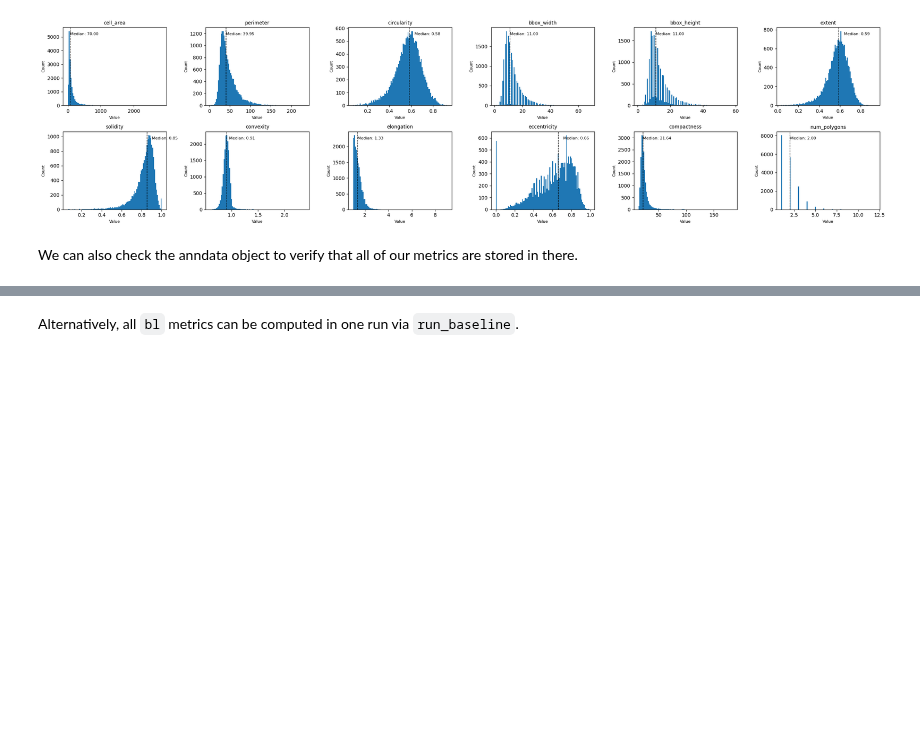
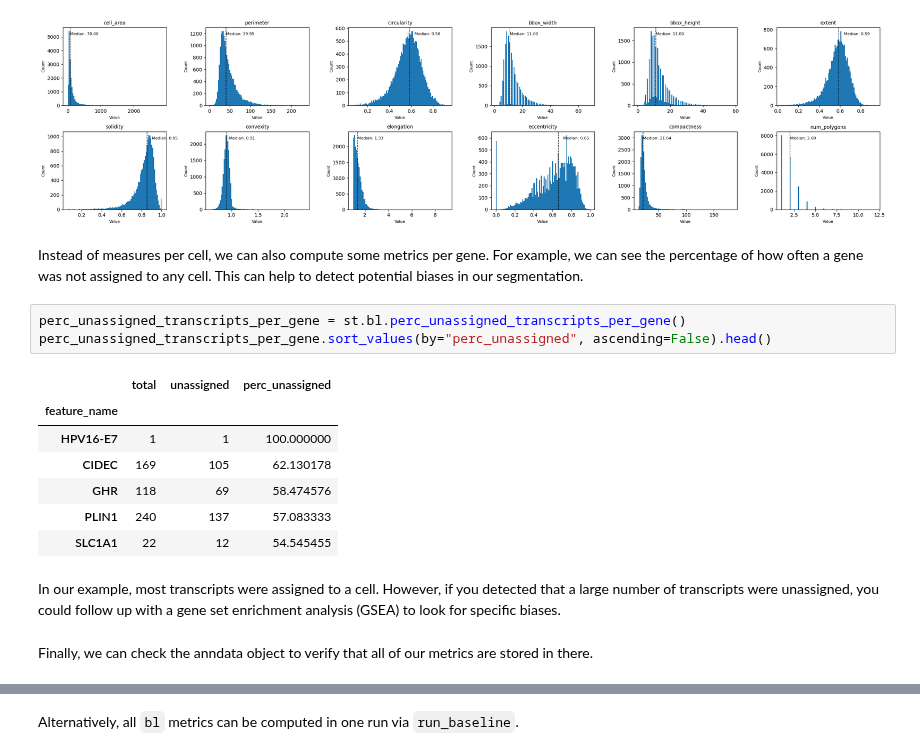
Before and after one commit to LazDaria/SegTraQ, a Jupyter notebook: docs/notebooks/baseline.ipynb, the cells around one changed output, grey strips where cells are left out. Drawn from its saved outputs; the diff is of its cells as text; blank space fills up the shorter version.

Commit message:
added computation of perc_unassigned_transcripts_per_gene to bl module

```diff
--- a/docs/notebooks/baseline.ipynb
+++ b/docs/notebooks/baseline.ipynb
@@ -218,8 +218,23 @@ fig.tight_layout()
 plt.show()
 # %% [output]
 [figure]
+# %% [markdown]
+Instead of measures per cell, we can also compute some metrics per gene. For example, we can see the percentage of how often a gene was not assigned to any cell. This can help to detect potential biases in our segmentation.
+# %%
+perc_unassigned_transcripts_per_gene = st.bl.perc_unassigned_transcripts_per_gene()
+perc_unassigned_transcripts_per_gene.sort_values(by="perc_unassigned", ascending=False).head()
+# %% [output]
+|  | total | unassigned | perc_unassigned |
+| feature_name |  |  |  |
+| HPV16-E7 | 1 | 1 | 100.000000 |
+| CIDEC | 169 | 105 | 62.130178 |
+| GHR | 118 | 69 | 58.474576 |
+| PLIN1 | 240 | 137 | 57.083333 |
+| SLC1A1 | 22 | 12 | 54.545455 |
+# %% [markdown]
+In our example, most transcripts were assigned to a cell. However, if you detected that a large number of transcripts were unassigned, you could follow up with a gene set enrichment analysis (GSEA) to look for specific biases.
 # %% [markdown]
-We can also check the anndata object to verify that all of our metrics are stored in there.
+Finally, we can check the anndata object to verify that all of our metrics are stored in there.
 # %%
 sdata.tables["table"]
 # %% [output]
```
Also changed, not shown: parts of 3 cells of this notebook, 6 other files.
